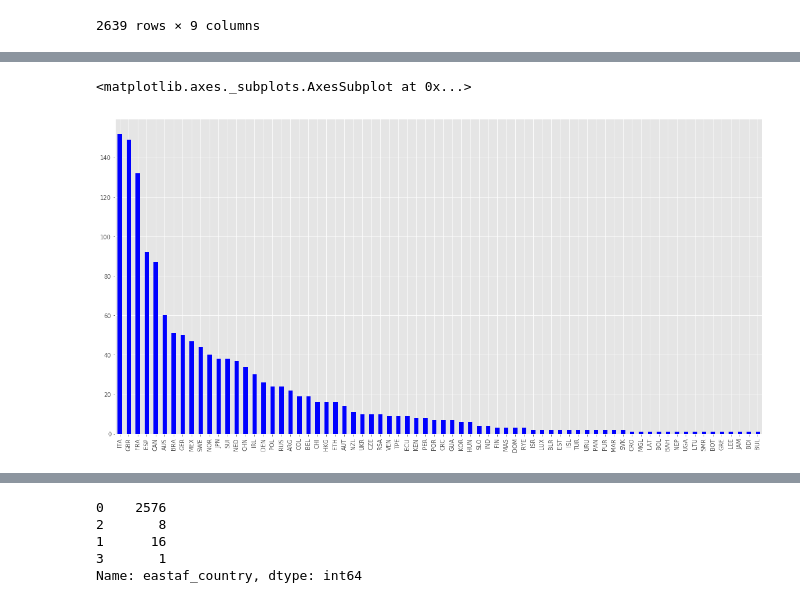
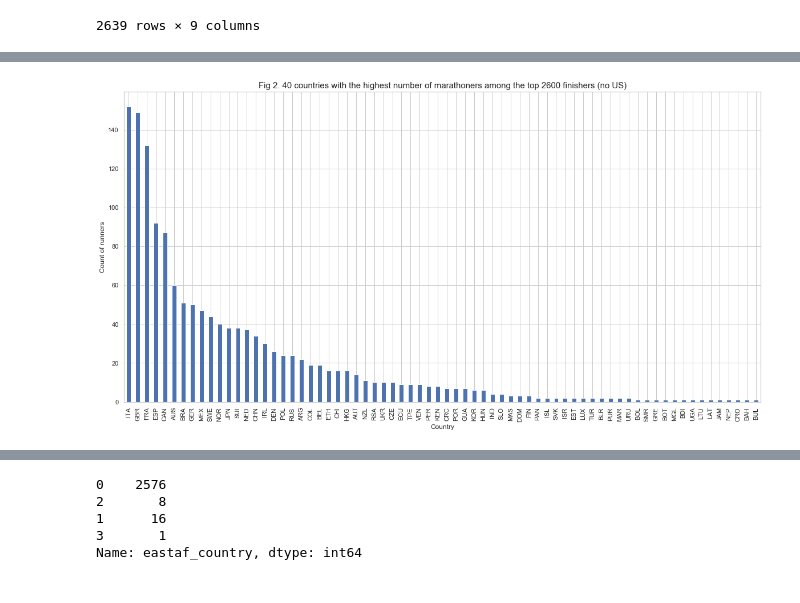
Before and after one commit to aparnasundaram/NYC_marathon_scraping_project, a Jupyter notebook: NYC_marathon_data_work.ipynb, the cells around one changed output, grey strips where cells are left out. Drawn from its saved outputs; the diff is of its cells as text; code cells hidden in the pictures.

```diff
--- a/NYC_marathon_data_work.ipynb
+++ b/NYC_marathon_data_work.ipynb
@@ -57,3 +59,7 @@ for i in range(len(unique_values)):
 #state_list
 
 runners['country'] = runners['country'].replace(state_list, 'USA')
+
+runners['country'] = runners['country'].replace('LEE','USA')
+
+runners['country'] = runners['country'].replace('RYE','USA')
@@ -74,0 +107,13 @@ bar_df.plot.bar(color='b')
+# %%
+##Top 20 countries with most participants in top 2600
+
+runner_count  = runners['country'].value_counts()
+runner_count = runner_count[:20,]
+
+sns.set(style="whitegrid")
+plt.figure(figsize=(20,5))
+sns.barplot(runner_count.index, runner_count.values, alpha=0.8)
+plt.title('Fig.3. Top 20 countries by number of participants among the top 2600 finishers', fontsize=15)
+plt.ylabel('Count of runners', fontsize=12)
+plt.xlabel('Country', fontsize=12)
+plt.show()
@@ -74,0 +122,11 @@ bar_df.plot.bar(color='b')
+# %%
+runner_count  = runners['country'].value_counts()
+runner_count = runner_count[:50,]
+
+sns.set(style="whitegrid")
+plt.figure(figsize=(80,30))
+sns.barplot(runner_count.index, runner_count.values, alpha=1.0)
+plt.title('Number of participants by country among the top 2600 finishers', fontsize=50)
+plt.ylabel('Count of runners', fontsize=40)
+plt.xlabel('Country', fontsize=40)
+plt.show()
@@ -75,16 +135,19 @@ bar_df.plot.bar(color='b')
 # %%
-##Checking frequencies without the US:
+## Checking frequencies without the US:
 
 us = ["USA"]
 
 ~runners.country.isin(us)  ##returns a boolean list.
 runnous=runners[(~runners.country.isin(us))] ##filters the dataset by just the east african countries and returns a subset of the dataset.
 
 
 plt.figure(figsize=(20,10))
 barnous=runnous['country'].value_counts()
 
 barnous.plot.bar(color='b')
+plt.title('Fig 2. 40 countries with the highest number of marathoners among the top 2600 finishers (no US)', fontsize=15)
+plt.ylabel('Count of runners', fontsize=12)
+plt.xlabel('Country', fontsize=12)
+plt.show()
 # %% [output]
-<matplotlib.axes._subplots.AxesSubplot at 0x...>
-[figure, old version]
+[figure, new version]
```
Also changed, not shown: parts of 80 cells of this notebook.
